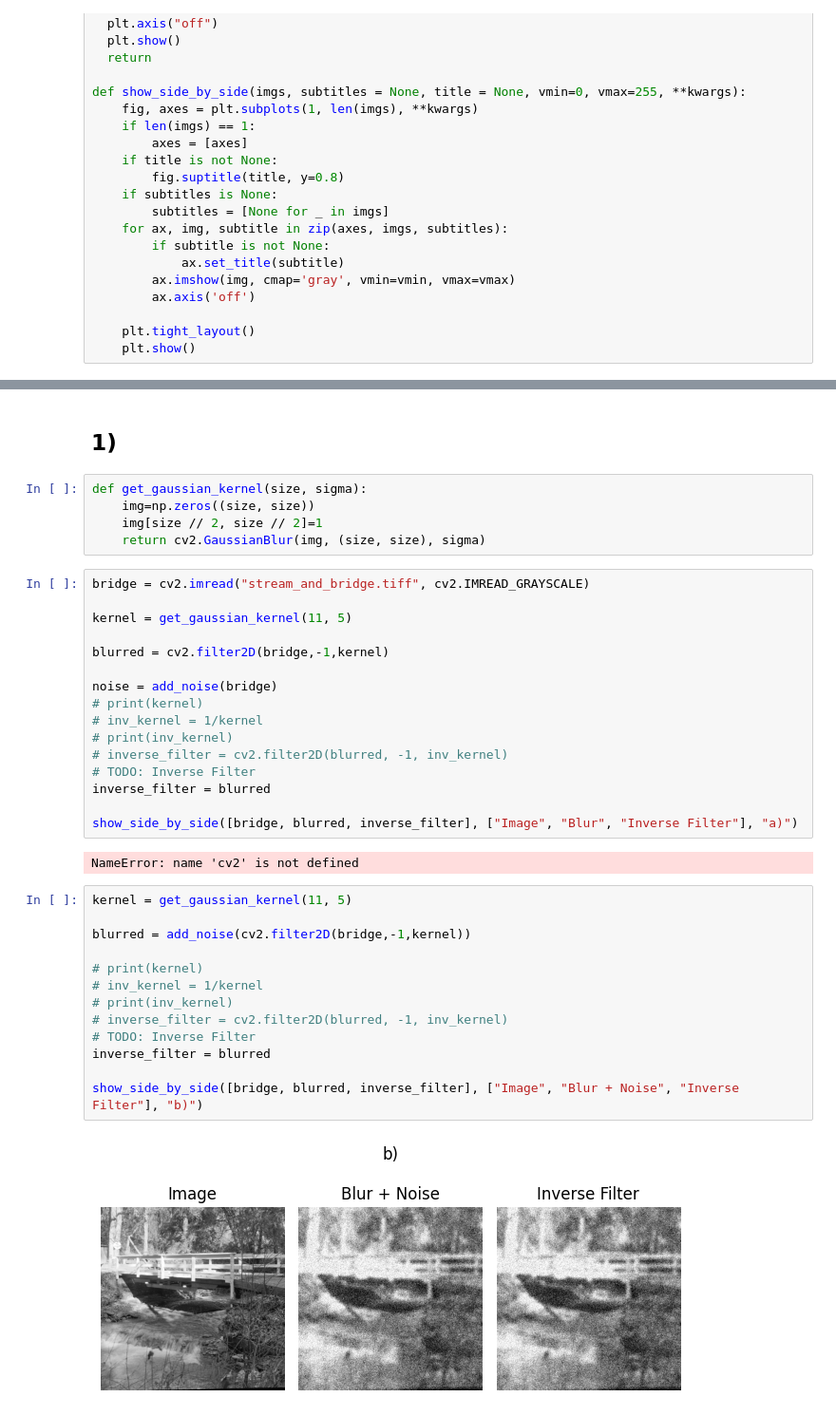
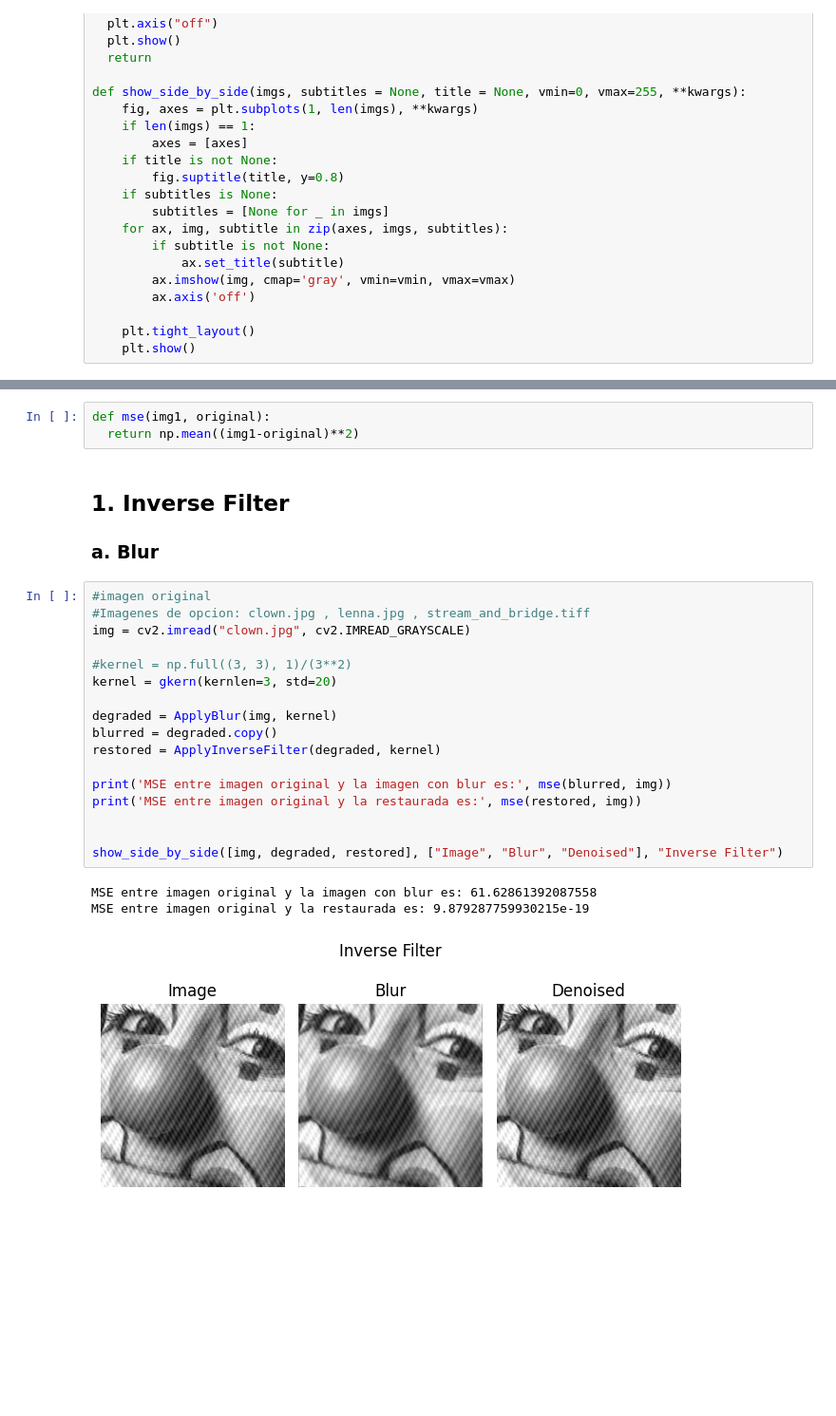
Before and after one commit to bautistasch/Procesamiento-de-Imagenes, a Jupyter notebook: TP5/notebook.ipynb, the cells around one changed output, grey strips where cells are left out. Shown at 95% size. Cells and saved outputs as stored; diff of their text form; blank space fills up the shorter version.

```diff
--- a/TP5/notebook.ipynb
+++ b/TP5/notebook.ipynb
@@ -39,40 +79,28 @@ def add_noise(img):
+# %%
+def mse(img1, original):
+  return np.mean((img1-original)**2)
 # %% [markdown]
-## 1)
+## 1. Inverse Filter
+
+### a. Blur
-# %%
-def get_gaussian_kernel(size, sigma):
-    img=np.zeros((size, size))
-    img[size // 2, size // 2]=1
-    return cv2.GaussianBlur(img, (size, size), sigma)
-# %%
-bridge = cv2.imread("stream_and_bridge.tiff", cv2.IMREAD_GRAYSCALE)
-
-kernel = get_gaussian_kernel(11, 5)
-
-blurred = cv2.filter2D(bridge,-1,kernel)
-
-noise = add_noise(bridge)
-# print(kernel)
-# inv_kernel = 1/kernel
-# print(inv_kernel)
-# inverse_filter = cv2.filter2D(blurred, -1, inv_kernel)
-# TODO: Inverse Filter
-inverse_filter = blurred
-
-show_side_by_side([bridge, blurred, inverse_filter], ["Image", "Blur", "Inverse Filter"], "a)")
-# %% [output]
-NameError: name 'cv2' is not defined
-# %%
-kernel = get_gaussian_kernel(11, 5)
-
-blurred = add_noise(cv2.filter2D(bridge,-1,kernel))
-
-# print(kernel)
-# inv_kernel = 1/kernel
-# print(inv_kernel)
-# inverse_filter = cv2.filter2D(blurred, -1, inv_kernel)
-# TODO: Inverse Filter
-inverse_filter = blurred
-
-show_side_by_side([bridge, blurred, inverse_filter], ["Image", "Blur + Noise", "Inverse Filter"], "b)")
-# %% [output]
-[figure, removed]
+# %%
+#imagen original
+#Imagenes de opcion: clown.jpg , lenna.jpg , stream_and_bridge.tiff
+img = cv2.imread("clown.jpg", cv2.IMREAD_GRAYSCALE)
+
+#kernel = np.full((3, 3), 1)/(3**2)
+kernel = gkern(kernlen=3, std=20)
+
+degraded = ApplyBlur(img, kernel)
+blurred = degraded.copy()
+restored = ApplyInverseFilter(degraded, kernel)
+
+print('MSE entre imagen original y la imagen con blur es:', mse(blurred, img))
+print('MSE entre imagen original y la restaurada es:', mse(restored, img))
+
+
+show_side_by_side([img, degraded, restored], ["Image", "Blur", "Denoised"], "Inverse Filter")
+# %% [output]
+MSE entre imagen original y la imagen con blur es: 61.62861392087558
+MSE entre imagen original y la restaurada es: 9.879287759930215e-19
+[figure, added]
```
Also changed, not shown: parts of 22 cells of this notebook.
